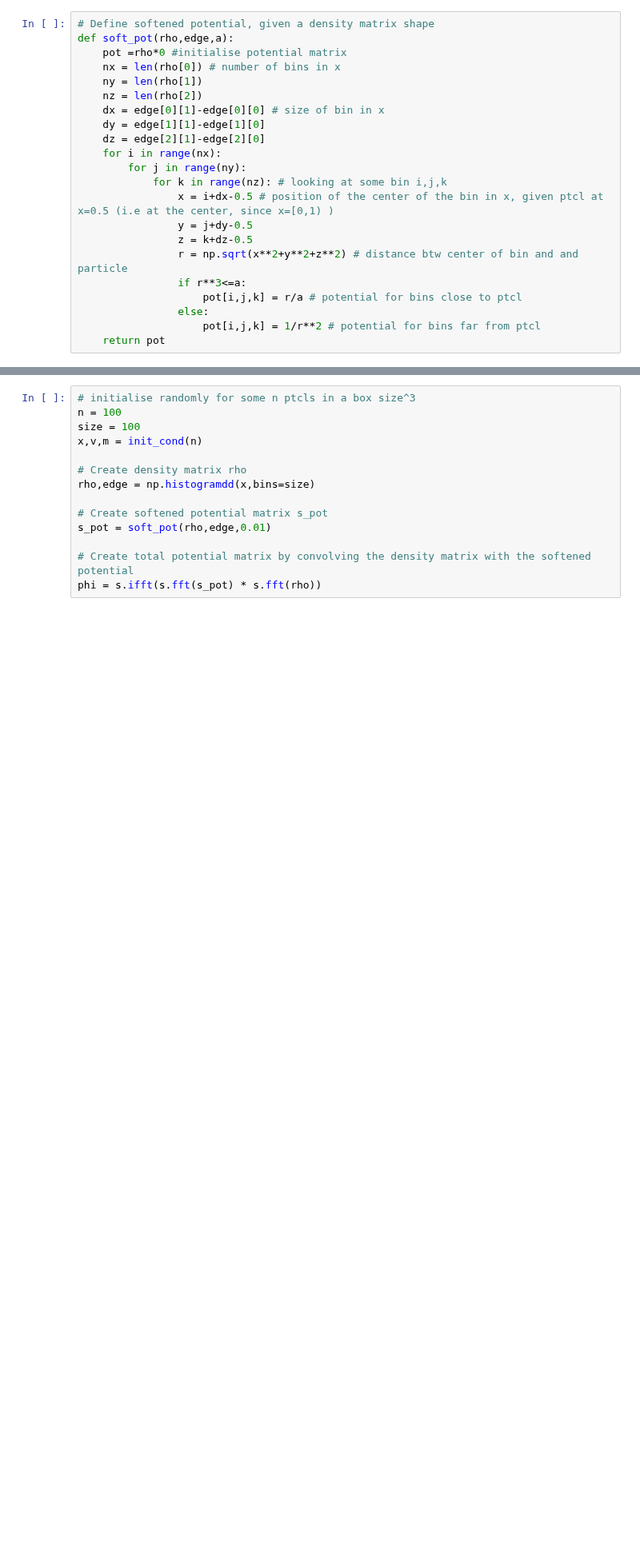
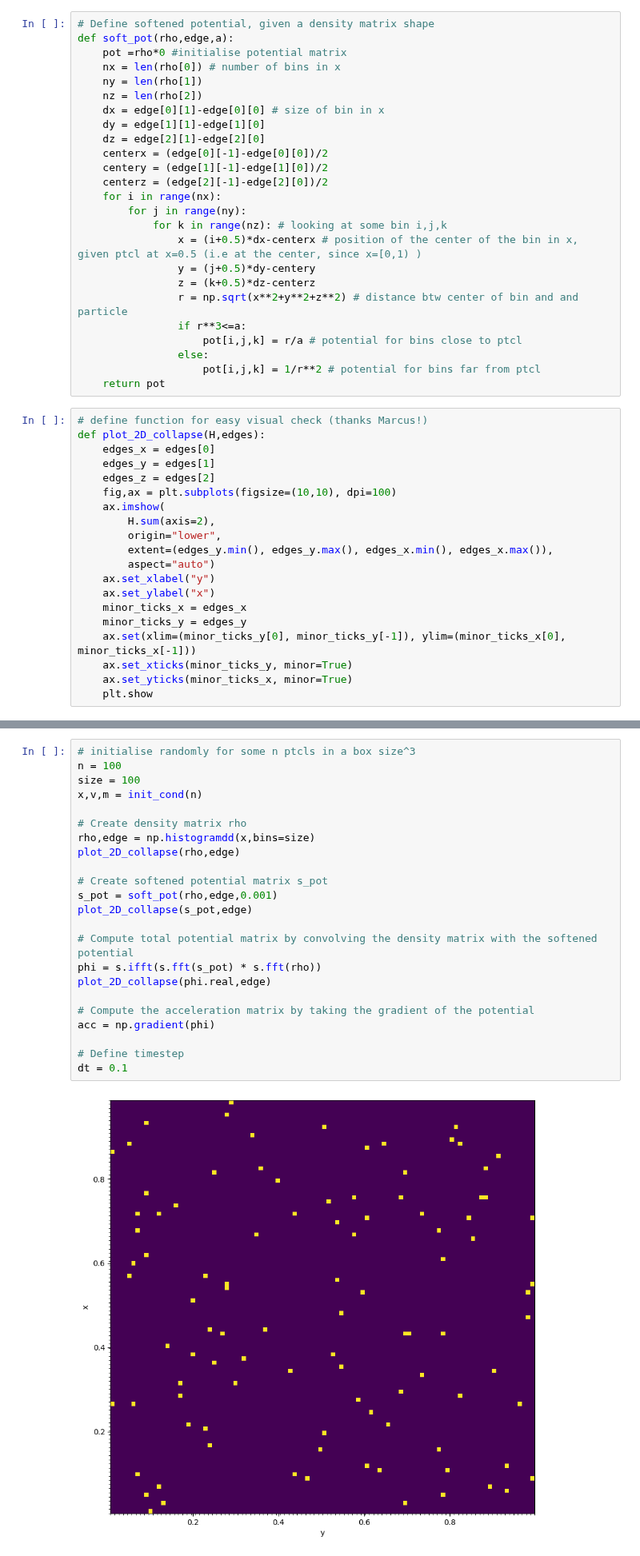
Before and after one commit to RphlFrmnt/PHYS512, a Jupyter notebook: Final_project_Nbody.ipynb, the cells around one changed output, grey strips where cells are left out. Shown at 80% size. Cells and saved outputs as stored; diff of their text form; blank space fills up the shorter version.

Commit message:
acceleration done, but potential feels off

```diff
--- a/Final_project_Nbody.ipynb
+++ b/Final_project_Nbody.ipynb
@@ -33,18 +33,41 @@ def soft_pot(rho,edge,a):
     dx = edge[0][1]-edge[0][0] # size of bin in x
     dy = edge[1][1]-edge[1][0]
     dz = edge[2][1]-edge[2][0]
+    centerx = (edge[0][-1]-edge[0][0])/2
+    centery = (edge[1][-1]-edge[1][0])/2
+    centerz = (edge[2][-1]-edge[2][0])/2
     for i in range(nx):
         for j in range(ny):
             for k in range(nz): # looking at some bin i,j,k
-                x = i+dx-0.5 # position of the center of the bin in x, given ptcl at x=0.5 (i.e at the center, since x=[0,1) )
-                y = j+dy-0.5
-                z = k+dz-0.5
+                x = (i+0.5)*dx-centerx # position of the center of the bin in x, given ptcl at x=0.5 (i.e at the center, since x=[0,1) )
+                y = (j+0.5)*dy-centery
+                z = (k+0.5)*dz-centerz
                 r = np.sqrt(x**2+y**2+z**2) # distance btw center of bin and and particle
                 if r**3<=a:
                     pot[i,j,k] = r/a # potential for bins close to ptcl
                 else:
                     pot[i,j,k] = 1/r**2 # potential for bins far from ptcl
     return pot
+# %%
+# define function for easy visual check (thanks Marcus!)
+def plot_2D_collapse(H,edges):
+    edges_x = edges[0]
+    edges_y = edges[1]
+    edges_z = edges[2]
+    fig,ax = plt.subplots(figsize=(10,10), dpi=100)
+    ax.imshow(
+        H.sum(axis=2),
+        origin="lower",
+        extent=(edges_y.min(), edges_y.max(), edges_x.min(), edges_x.max()),
+        aspect="auto")
+    ax.set_xlabel("y")
+    ax.set_ylabel("x")
+    minor_ticks_x = edges_x
+    minor_ticks_y = edges_y
+    ax.set(xlim=(minor_ticks_y[0], minor_ticks_y[-1]), ylim=(minor_ticks_x[0], minor_ticks_x[-1]))
+    ax.set_xticks(minor_ticks_y, minor=True)
+    ax.set_yticks(minor_ticks_x, minor=True)
+    plt.show
 # %%
 #Return a 3D plot of the given x
 def plot_graph3D(x, title ="", scale_factor = 1,save=False, name = "fig",n = 0):
@@ -94,14 +91,25 @@ class Particles:
 # %%
 # initialise randomly for some n ptcls in a box size^3
 n = 100
 size = 100
 x,v,m = init_cond(n)
 
 # Create density matrix rho
 rho,edge = np.histogramdd(x,bins=size)
+plot_2D_collapse(rho,edge)
 
 # Create softened potential matrix s_pot
-s_pot = soft_pot(rho,edge,0.01)
+s_pot = soft_pot(rho,edge,0.001)
+plot_2D_collapse(s_pot,edge)
 
-# Create total potential matrix by convolving the density matrix with the softened potential
+# Compute total potential matrix by convolving the density matrix with the softened potential
 phi = s.ifft(s.fft(s_pot) * s.fft(rho))
+plot_2D_collapse(phi.real,edge)
+
+# Compute the acceleration matrix by taking the gradient of the potential
+acc = np.gradient(phi)
+
+# Define timestep
+dt = 0.1
+# %% [output]
+[figure, added]
```
Also changed, not shown: parts of 6 cells of this notebook.
